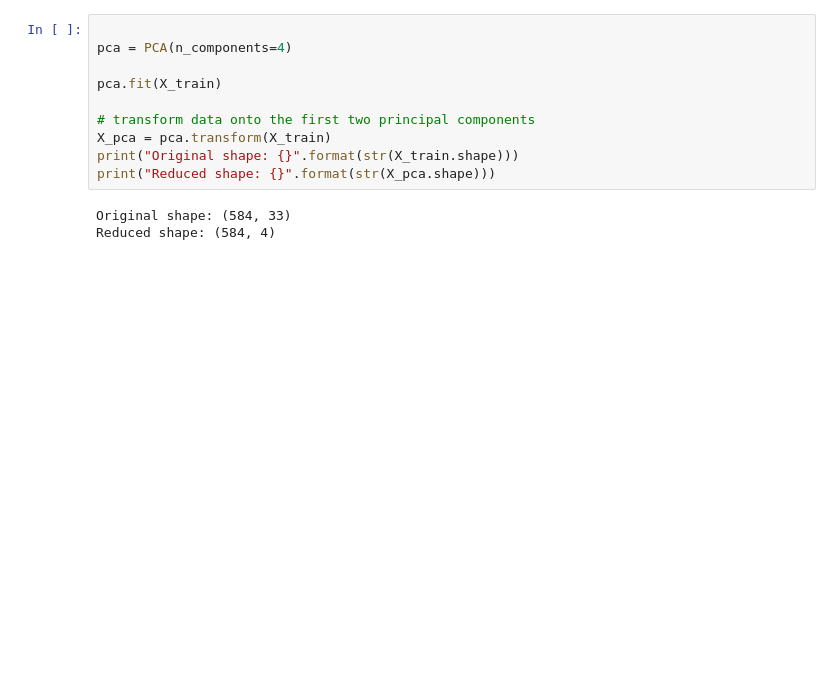
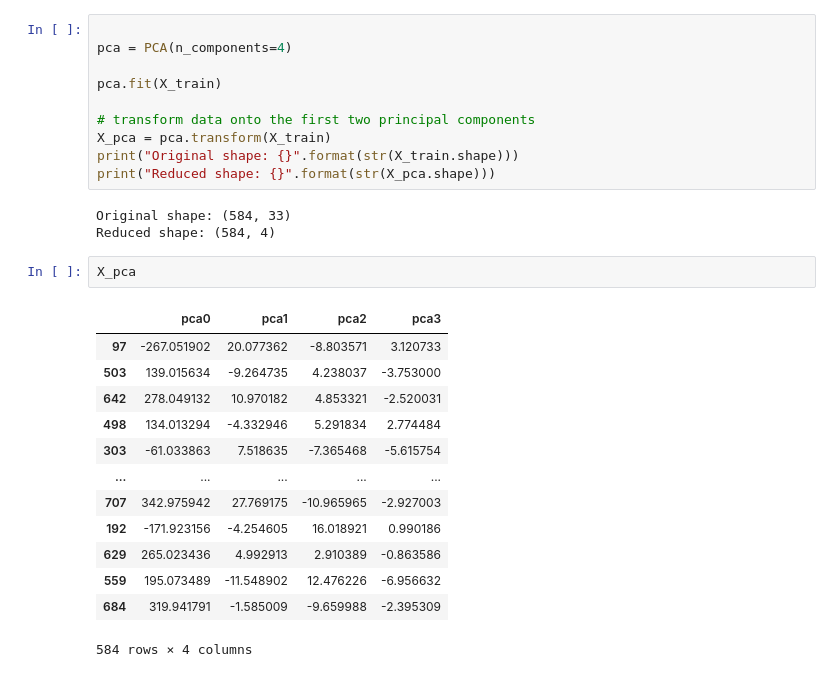
Before and after one commit to peteray-dev/ML_Adv, a Jupyter notebook: Personal_work_on_Advance.ipynb, the cells around one changed output. Drawn from its saved outputs; the diff is of its cells as text; blank space fills up the shorter version.

```diff
--- a/Personal_work_on_Advance.ipynb
+++ b/Personal_work_on_Advance.ipynb
@@ -402,3 +402,19 @@ print("Reduced shape: {}".format(str(X_pca.shape)))
 # %% [output]
 Original shape: (584, 33)
 Reduced shape: (584, 4)
+# %%
+X_pca
+# %% [output]
+|  | pca0 | pca1 | pca2 | pca3 |
+| 97 | -267.051902 | 20.077362 | -8.803571 | 3.120733 |
+| 503 | 139.015634 | -9.264735 | 4.238037 | -3.753000 |
+| 642 | 278.049132 | 10.970182 | 4.853321 | -2.520031 |
+| 498 | 134.013294 | -4.332946 | 5.291834 | 2.774484 |
+| 303 | -61.033863 | 7.518635 | -7.365468 | -5.615754 |
+| ... | ... | ... | ... | ... |
+| 707 | 342.975942 | 27.769175 | -10.965965 | -2.927003 |
+| 192 | -171.923156 | -4.254605 | 16.018921 | 0.990186 |
+| 629 | 265.023436 | 4.992913 | 2.910389 | -0.863586 |
+| 559 | 195.073489 | -11.548902 | 12.476226 | -6.956632 |
+| 684 | 319.941791 | -1.585009 | -9.659988 | -2.395309 |
+584 rows × 4 columns
```
Also changed, not shown: parts of 6 cells of this notebook.
